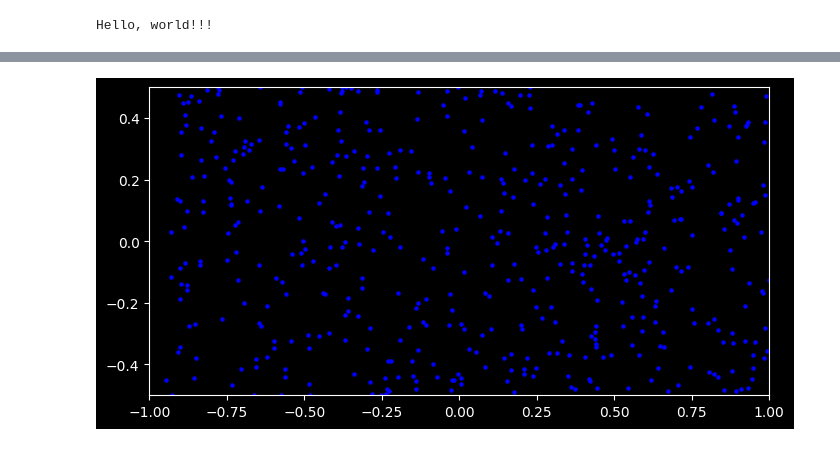
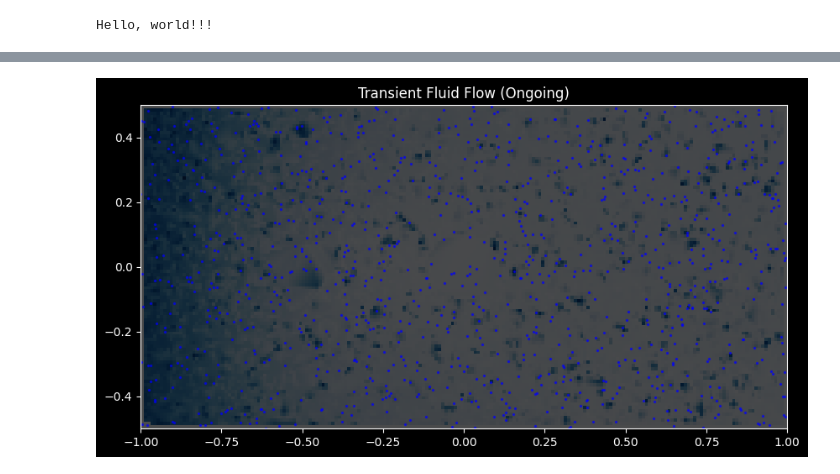
Before and after one commit to Andreea720/challenge_Navier_Stokes_ResNet, a Jupyter notebook: navier_stokes.ipynb, the cells around one changed output, grey strips where cells are left out. Cells and saved outputs as stored; diff of their text form; code cells hidden in the pictures.

Commit message:
made liquid fluidity from left to right

```diff
--- a/navier_stokes.ipynb
+++ b/navier_stokes.ipynb
@@ -114,9 +107,14 @@ bc_outlet_v = dde.DirichletBC(geom, lambda X: 0.0, boundary_outlet, component=1)
 # %%
 # Define PDE system
 def pde(X, Y):
-    """Args:
-    Y: network output [u, v, p],
-    X: input coordinates [x, y]"""
+    # X now has 3 columns: [x, y, t]
+    # Y has 3 columns: [u, v, p]
+
+    # NEW: Time derivatives
+    du_t = dde.grad.jacobian(Y, X, i=0, j=2)
+    dv_t = dde.grad.jacobian(Y, X, i=1, j=2)
+
+    # Existing Spatial derivatives
     du_x = dde.grad.jacobian(Y, X, i=0, j=0)
     du_y = dde.grad.jacobian(Y, X, i=0, j=1)
     dv_x = dde.grad.jacobian(Y, X, i=1, j=0)
@@ -129,10 +127,10 @@ def pde(X, Y):
     dv_xx = dde.grad.hessian(Y, X, component=1, i=0, j=0)
     dv_yy = dde.grad.hessian(Y, X, component=1, i=1, j=1)
 
-    pde_u = Y[:, 0:1] * du_x + Y[:, 1:2] * du_y + 1 / rho * dp_x - (mu / rho) * (du_xx + du_yy)
-    pde_v = Y[:, 0:1] * dv_x + Y[:, 1:2] * dv_y + 1 / rho * dp_y - (mu / rho) * (dv_xx + dv_yy)
+    # Momentum equations now include du_t and dv_t
+    pde_u = du_t + Y[:, 0:1] * du_x + Y[:, 1:2] * du_y + 1 / rho * dp_x - (mu / rho) * (du_xx + du_yy)
+    pde_v = dv_t + Y[:, 0:1] * dv_x + Y[:, 1:2] * dv_y + 1 / rho * dp_y - (mu / rho) * (dv_xx + dv_yy)
     pde_cont = du_x + dv_y
 
-
     return [pde_u, pde_v, pde_cont]
 # %%
@@ -154,6 +156,6 @@ Warning: CSGDifference.uniform_points not implemented. Use random_points instead
 # %%
 # Define neural network
-net = dde.maps.FNN([2] + [64] * 5 + [3], "tanh", "Glorot uniform")
+net = dde.maps.FNN([3] + [64] * 5 + [3], "tanh", "Glorot uniform")
 model = dde.Model(data, net)
 # %%
 # Compile and train
@@ -207,53 +209,43 @@ for idx in range(3):
 # %%
 import matplotlib.pyplot as plt
 from matplotlib.animation import FuncAnimation
 import numpy as np
 from scipy.interpolate import griddata
 
-# Prepare a grid for interpolation
-samples = geom.random_points(5000)  # same as before
-result = model.predict(samples)      # predict only for these points
+# 1. Setup the Time and Spatial context
+# We use a specific time (e.g., t=0) just to visualize the background speed field
+current_t = 0.0
+# geom.random_points now returns [x, y, t] - we only need [x, y] for 2D interpolation
+samples_3d = geom.random_points(10000)
+spatial_coords = samples_3d[:, 0:2]
 
-u = result[:, 0]
-v = result[:, 1]
+# Predict initial state
+res = model.predict(samples_3d)
+u_init = res[:, 0]
+v_init = res[:, 1]
+speed_init = np.sqrt(u_init**2 + v_init**2)
 
+# 2. Create Background Grid for Speed Visualization
+grid_x, grid_y = np.meshgrid(np.linspace(-L/2, L/2, 200), np.linspace(-D/2, D/2, 100))
+grid_speed = griddata(spatial_coords, speed_init, (grid_x, grid_y), method='linear', fill_value=0)
 
-# Interpolate velocity on a regular grid
-grid_x, grid_y = np.meshgrid(np.linspace(-L/2, L/2, 200), np.linspace(-D/2, D/2, 200))
-grid_u = griddata(samples, u, (grid_x, grid_y), method='cubic', fill_value=0)
-grid_v = griddata(samples, v, (grid_x, grid_y), method='cubic', fill_value=0)
-
-# Initialize particles
-num_particles = 500
+# 3. Initialize Particles for "Liquid" effect
+num_particles = 1000
+# Start particles randomly across the channel
 particles_x = np.random.uniform(-L/2, L/2, num_particles)
 particles_y = np.random.uniform(-D/2, D/2, num_particles)
 
-fig, ax = plt.subplots(figsize=(8, 4))
-scat = ax.scatter(particles_x, particles_y, s=5, c='blue')
+fig, ax = plt.subplots(figsize=(10, 5))
+# Plot background speed
+cont = ax.imshow(grid_speed, extent=(-L/2, L/2, -D/2, D/2), origin='lower', cmap='Blues', alpha=0.3)
+# The "Liquid" particles
+scat = ax.scatter(particles_x, particles_y, s=2, c='blue', alpha=0.6)
+
 ax.set_xlim(-L/2, L/2)
 ax.set_ylim(-D/2, D/2)
+ax.set_title("Transient Fluid Flow (Ongoing)")
 
 def update(frame):
     global particles_x, particles_y
-    # Interpolate velocities at particle positions
-    particles_u = griddata((grid_x.flatten(), grid_y.flatten()), grid_u.flatten(), (particles_x, particles_y), method='cubic', fill_value=0)
-    particles_v = griddata((grid_x.flatten(), grid_y.flatten()), grid_v.flatten(), (particles_x, particles_y), method='cubic', fill_value=0)
-
-    # Euler step
-    dt = 0.01
-    particles_x += particles_u * dt
-    particles_y += particles_v * dt
-
-    # Wrap or reset particles if they go outside
-    mask = (particles_x < -L/2) | (particles_x > L/2) | (particles_y < -D/2) | (particles_y > D/2)
-    particles_x[mask] = np.random.uniform(-L/2, L/2, np.sum(mask))
-    particles_y[mask] = np.random.uniform(-D/2, D/2, np.sum(mask))
-
-    scat.set_offsets(np.c_[particles_x, particles_y])
-    return scat,
-
-ani = FuncAnimation(fig, update, frames=10, interval=50)
-ani.save("flow.mp4", fps=20, dpi=200)
-plt.show()
 # %% [output]
-[figure, old version]
+[figure, new version]
```
Also changed, not shown: parts of 8 cells of this notebook.
